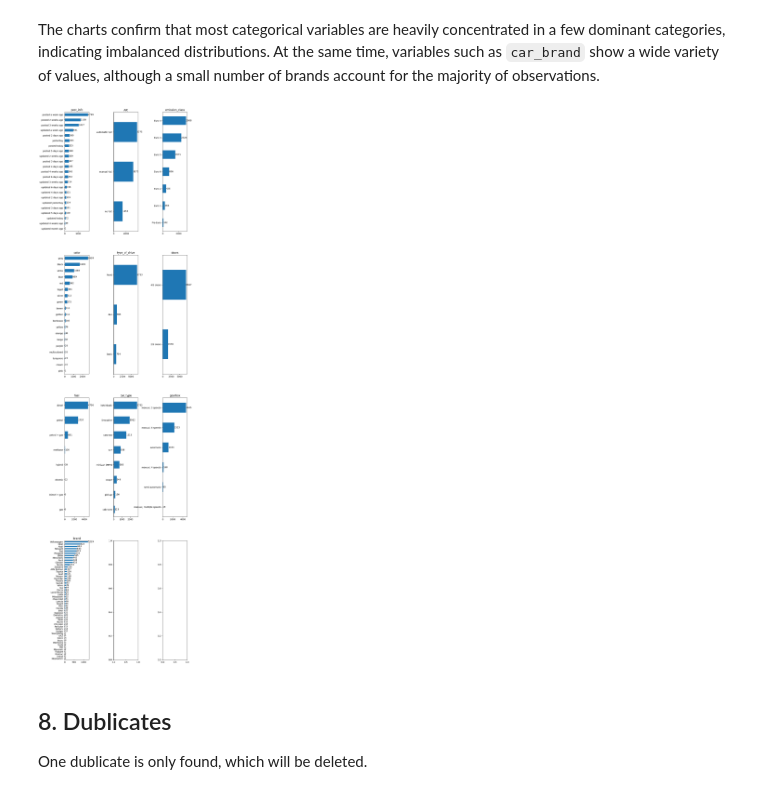
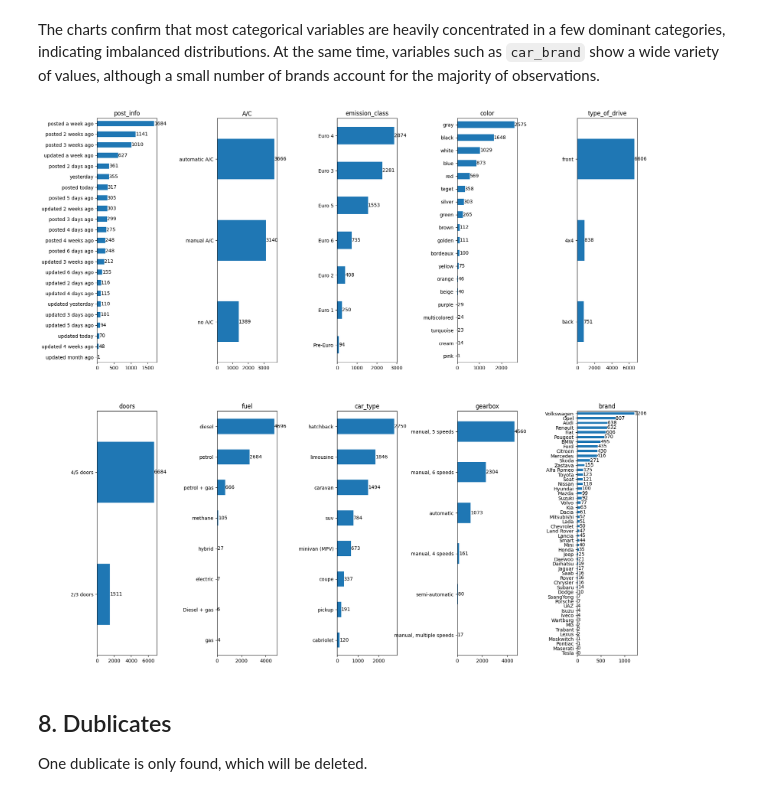
Before and after one commit to papadopoules/marketplace-price-prediction, a Jupyter notebook: marketplace-analysis.ipynb, the cells around one changed output. Drawn from its saved outputs; the diff is of its cells as text; code cells hidden in the pictures.

```diff
--- a/marketplace-analysis.ipynb
+++ b/marketplace-analysis.ipynb
@@ -597,25 +596,25 @@ serbia.describe(include=["object", "category"])
 # %% [markdown]
 The charts confirm that most categorical variables are heavily concentrated in a few dominant categories, indicating imbalanced distributions. At the same time, variables such as `car_brand` show a wide variety of values, although a small number of brands account for the majority of observations.
 # %%
-cols = serbia.select_dtypes(include=["object", "category"]).drop('car_name', axis=1).columns # to avoid including the car_name column which has 1000 unique values
+cols = serbia.select_dtypes(include=["object", "category"]).drop(['car_name'], axis=1).columns # to avoid including the car_name column which has 1000 unique values
 
-fig, axes = plt.subplots(4, 3, figsize=(10, 45))  # 4 rows, 3 columns
+fig, axes = plt.subplots(2, 5, figsize=(20, 20))
 axes = axes.flatten()
 
 for i, col in enumerate(cols):
     counts = serbia[col].value_counts().sort_values()
     counts.name = None  # Remove the name to avoid it being displayed in the plot
     counts.plot(kind='barh', ax=axes[i], title=col)
 
     for j, v in enumerate(counts):
         axes[i].text(v + 1, j, str(v), va='center')
 
     axes[i].set_ylabel('')
 
 plt.subplots_adjust(wspace=1)
 plt.show()
 # %% [output]
-[figure, old version]
+[figure, new version]
 # %% [markdown]
 ## 8. Dublicates
 
```
Also changed, not shown: parts of 64 cells of this notebook.
